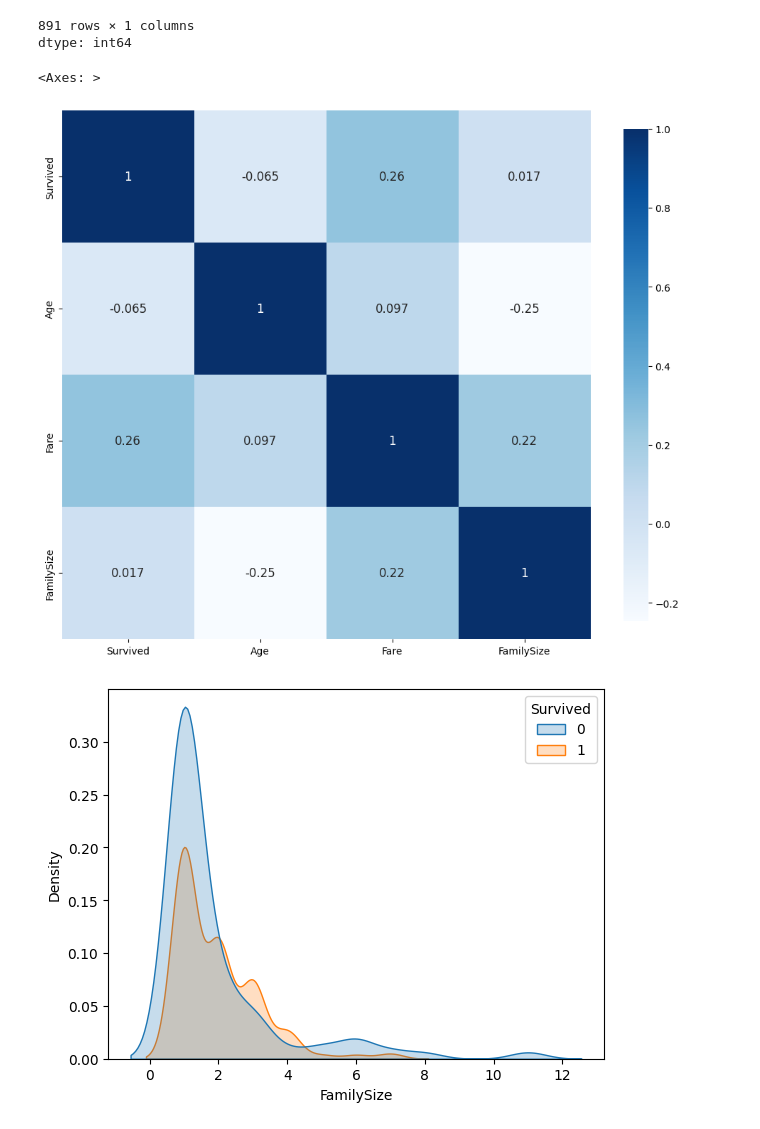
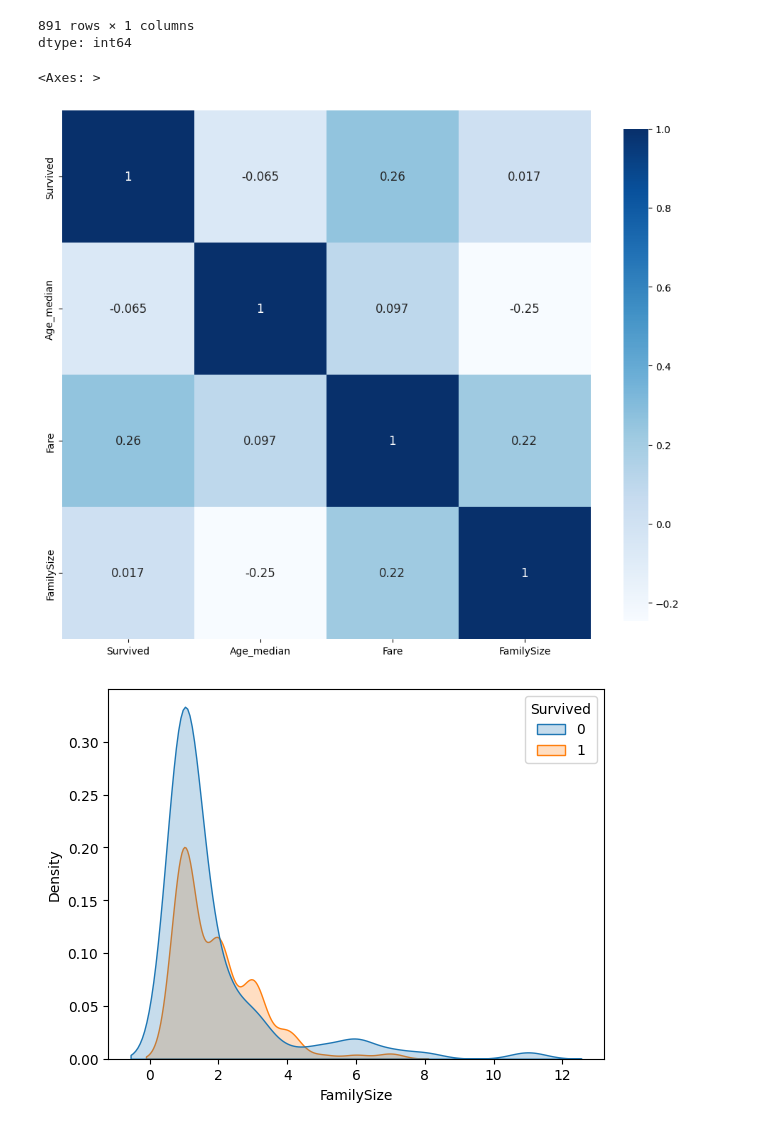
Before and after one commit to mavischi/titanic-data-science, a Jupyter notebook: Project_01_Titanic_Data_Science.ipynb, the cells around one changed output. Cells and saved outputs as stored; diff of their text form; code cells hidden in the pictures.

```diff
--- a/Project_01_Titanic_Data_Science.ipynb
+++ b/Project_01_Titanic_Data_Science.ipynb
@@ -116,7 +116,7 @@ memory usage: 83.7+ KB
 # %% [markdown]
 ### 處理空值
 # %%
-df['Age'] = df['Age'].fillna(df['Age'].median())
+df['Age_median'] = df['Age'].fillna(df['Age'].median())
 df['Embarked'] = df['Embarked'].fillna('None')
 # %%
 df.info()
@@ -292,19 +293,19 @@ df['FamilySize']
 891 rows × 1 columns
 dtype: int64
 # %%
-corr = df[['Survived', 'Age', 'Fare', 'FamilySize']].corr()
+corr = df[['Survived', 'Age_median', 'Fare', 'FamilySize']].corr()
 sns.heatmap(
         corr,
         cmap = 'Blues',
         square=True,
         cbar_kws={ 'shrink' : .9 },
         ax = plt.subplots( figsize =( 12 , 10 ))[1],
         annot = True,
         annot_kws = { 'fontsize' : 12 }
 )
 # %% [output]
 <Axes: >
-[figure, old version]
+[figure, new version]
 # %%
 sns.kdeplot(x=df['FamilySize'], hue=df['Survived'], fill=True)
 plt.show()
```
Also changed, not shown: parts of 10 cells of this notebook.
